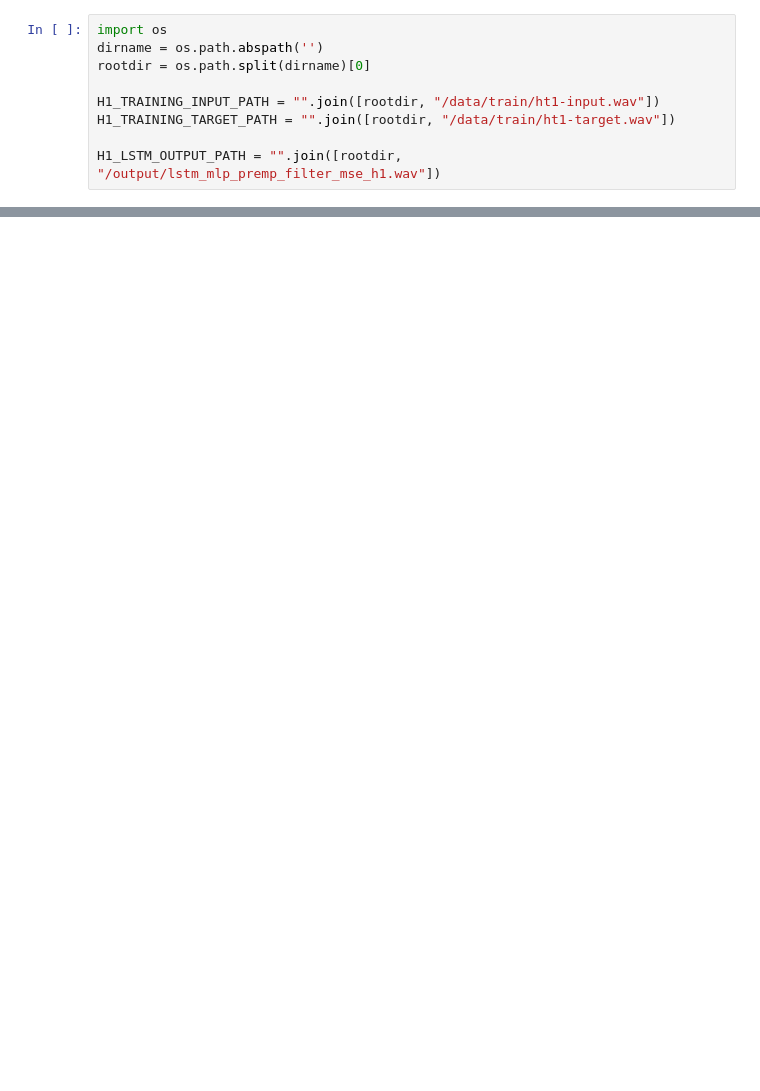
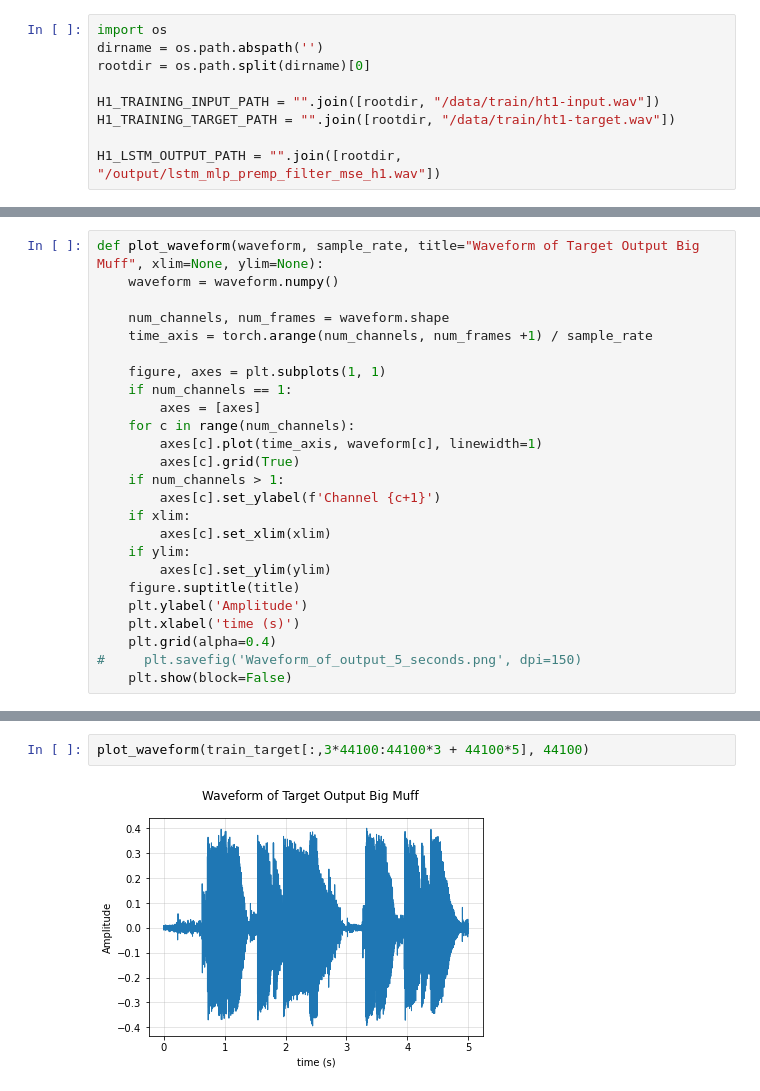
Before and after one commit to brynluisi/neural-audio, a Jupyter notebook: notebooks/IIR Visualization.ipynb, the cells around one changed output, grey strips where cells are left out. Drawn from its saved outputs; the diff is of its cells as text; blank space fills up the shorter version.

```diff
--- a/notebooks/IIR Visualization.ipynb
+++ b/notebooks/IIR Visualization.ipynb
@@ -39,0 +50,25 @@ plt.show()
+# %%
+def plot_waveform(waveform, sample_rate, title="Waveform of Target Output Big Muff", xlim=None, ylim=None):
+    waveform = waveform.numpy()
+
+    num_channels, num_frames = waveform.shape
+    time_axis = torch.arange(num_channels, num_frames +1) / sample_rate
+
+    figure, axes = plt.subplots(1, 1)
+    if num_channels == 1:
+        axes = [axes]
+    for c in range(num_channels):
+        axes[c].plot(time_axis, waveform[c], linewidth=1)
+        axes[c].grid(True)
+    if num_channels > 1:
+        axes[c].set_ylabel(f'Channel {c+1}')
+    if xlim:
+        axes[c].set_xlim(xlim)
+    if ylim:
+        axes[c].set_ylim(ylim)
+    figure.suptitle(title)
+    plt.ylabel('Amplitude')
+    plt.xlabel('time (s)')
+    plt.grid(alpha=0.4)
+#     plt.savefig('Waveform_of_output_5_seconds.png', dpi=150)
+    plt.show(block=False)
@@ -39,0 +102,4 @@ plt.show()
+# %%
+plot_waveform(train_target[:,3*44100:44100*3 + 44100*5], 44100)
+# %% [output]
+[figure, added]
```
Also changed, not shown: parts of 11 cells of this notebook, 12 other files.
